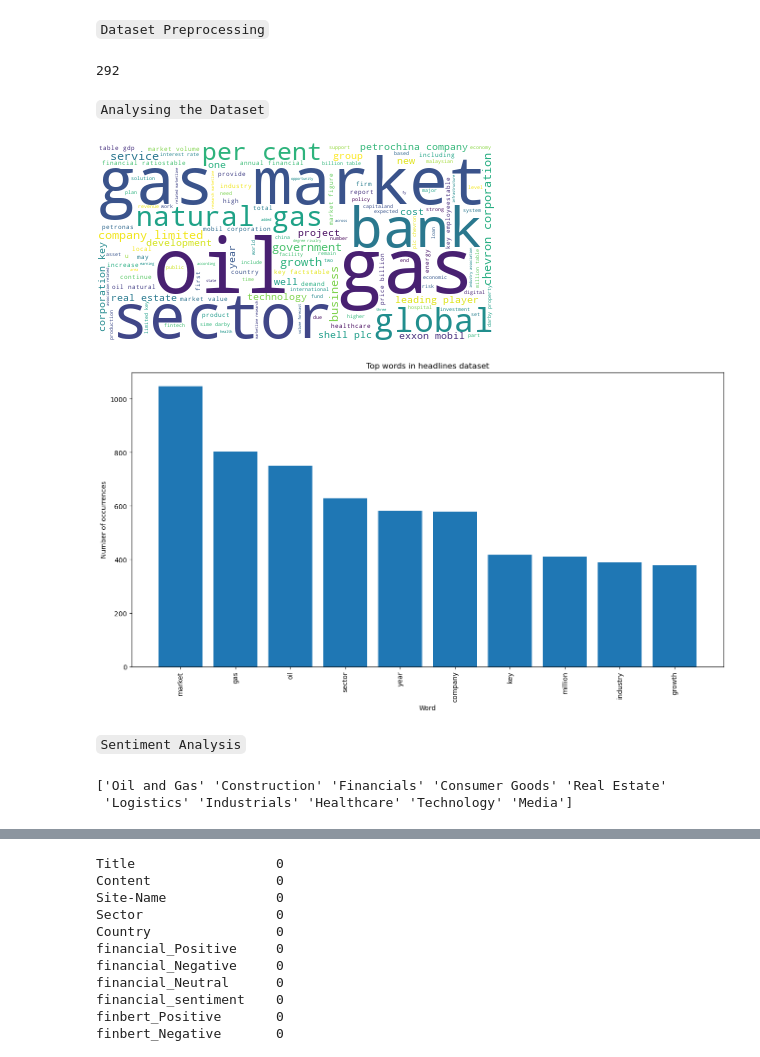
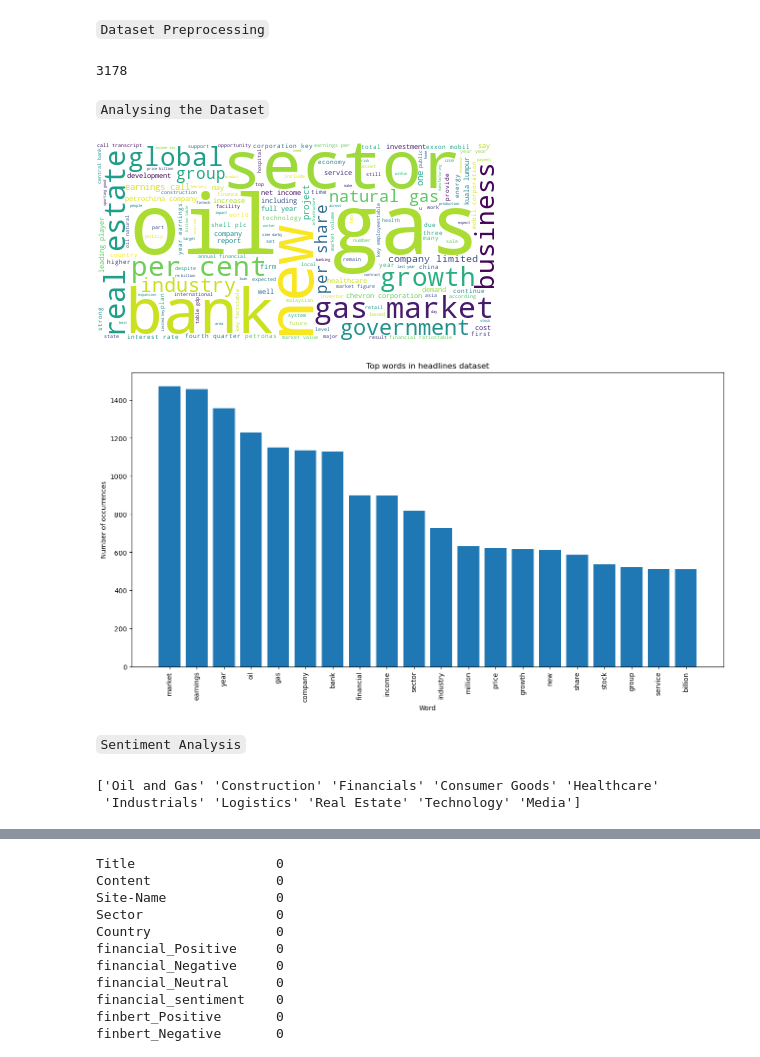
Before and after one commit to GreyScaling/Financial-Loan-Sector-Analysis, a Jupyter notebook: sentiment_analysis/sentiment.ipynb, the cells around one changed output, grey strips where cells are left out. Cells and saved outputs as stored; diff of their text form; code cells hidden in the pictures.

Commit message:
new results with added duck duck go data

```diff
--- a/sentiment_analysis/sentiment.ipynb
+++ b/sentiment_analysis/sentiment.ipynb
@@ -105,6 +103,9 @@ print(len(df))
 # %% [markdown]
 `Dataset Preprocessing`
 # %%
+# Check for duplicate rows based on all columns
+df[df.duplicated(keep=False)]
+df.drop_duplicates(inplace=True , keep='last')
 #Remove any row that has no content
 df = df[df['Content'].str.strip() != '']
 #Remove any null Rows
@@ -112,7 +113,7 @@ df.dropna(inplace =True)
 # %%
 print(len(df))
 # %% [output]
-292
+3178
 # %%
 def lemmatize_words(text):
     """ function to lemmatize the words"""
@@ -192,7 +193,7 @@ wordcloud.generate(long_string)
 # Visualize the word cloud
 wordcloud.to_image()
 # %% [output]
-[figure, old version]
+[figure, new version]
 # %%
 def get_top_n_words(n_top_words, text_data):
     '''
@@ -237,19 +238,19 @@ def get_top_n_words(n_top_words, text_data):
     return (words, word_values[0, :n_top_words].tolist()[0])
 # %%
 # Get the top n words and their counts
-words, word_values = get_top_n_words(n_top_words=10, text_data=df['Content'])
+words, word_values = get_top_n_words(n_top_words=20, text_data=df['Content'])
 
 # Plot the top words
 fig, ax = plt.subplots(figsize=(16, 8))
 ax.bar(range(len(words)), word_values)
 ax.set_xticks(range(len(words)))
 ax.set_xticklabels(words, rotation='vertical')
 ax.set_title('Top words in headlines dataset')
 ax.set_xlabel('Word')
 ax.set_ylabel('Number of occurrences')
 plt.show()
 # %% [output]
-[figure, old version]
+[figure, new version]
 # %% [markdown]
 `Sentiment Analysis`
 # %%
@@ -294,8 +295,8 @@ def get_sentiments(sector_df, pretrained_model):
 sector_names = df.Sector.unique()
 print(sector_names)
 # %% [output]
-['Oil and Gas' 'Construction' 'Financials' 'Consumer Goods' 'Real Estate'
- 'Logistics' 'Industrials' 'Healthcare' 'Technology' 'Media']
+['Oil and Gas' 'Construction' 'Financials' 'Consumer Goods' 'Healthcare'
+ 'Industrials' 'Logistics' 'Real Estate' 'Technology' 'Media']
 # %%
 finbert_sentiments = pd.DataFrame()
 financial_sentiments = pd.DataFrame()
```
Also changed, not shown: parts of 16 cells of this notebook, 51 other files.
